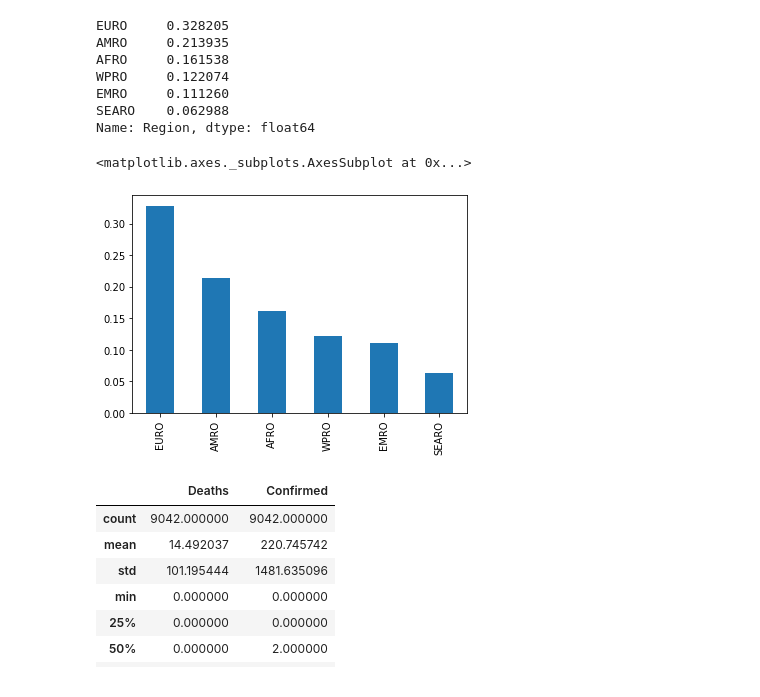
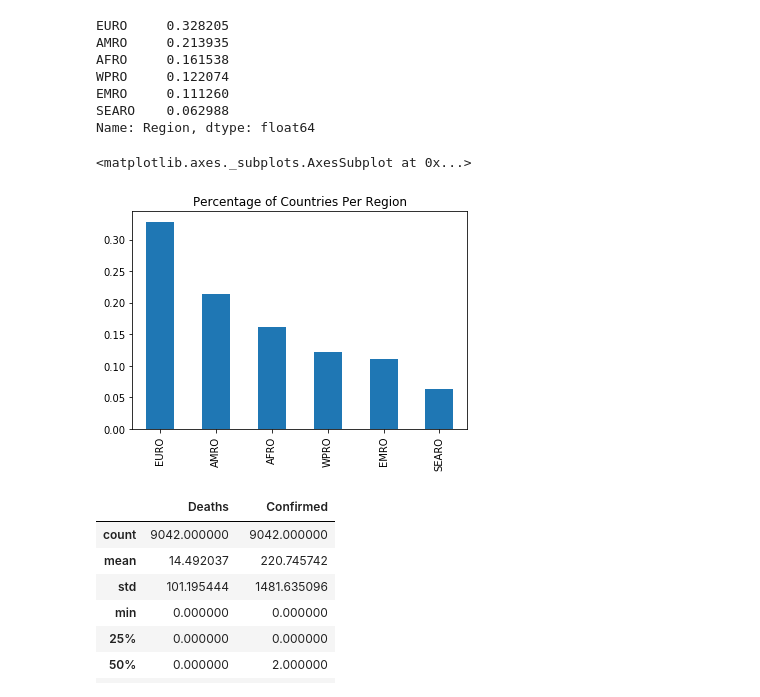
Before and after one commit to KwameDaniel/data_analysis, a Jupyter notebook: notebooks/experi_section_data_analysis.ipynb, the cells around one changed output. Saved outputs shown, nothing was run; the diff lists cells and outputs as text; code cells hidden in the pictures.

```diff
--- a/notebooks/experi_section_data_analysis.ipynb
+++ b/notebooks/experi_section_data_analysis.ipynb
@@ -37,10 +38,10 @@ EMRO     0.111260
 SEARO    0.062988
 Name: Region, dtype: float64
 # %%
-covid_r.plot(kind='bar')
+covid_r.plot(kind='bar', title='Percentage of Countries Per Region')
 # %% [output]
 <matplotlib.axes._subplots.AxesSubplot at 0x...>
-[figure, old version]
+[figure, new version]
 # %%
 covid_df[['Deaths', 'Confirmed']].describe()
 # %% [output]
```
Also changed, not shown: parts of 22 cells of this notebook.
